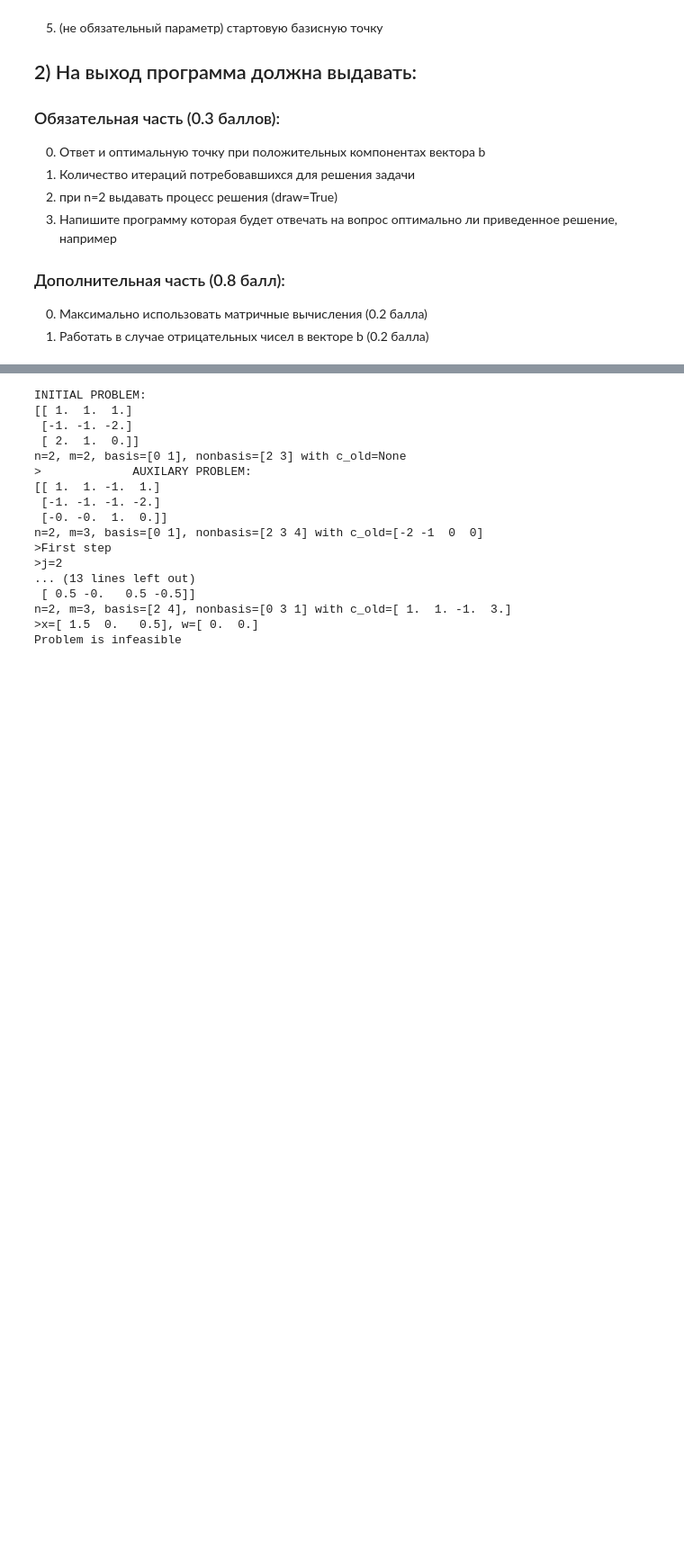
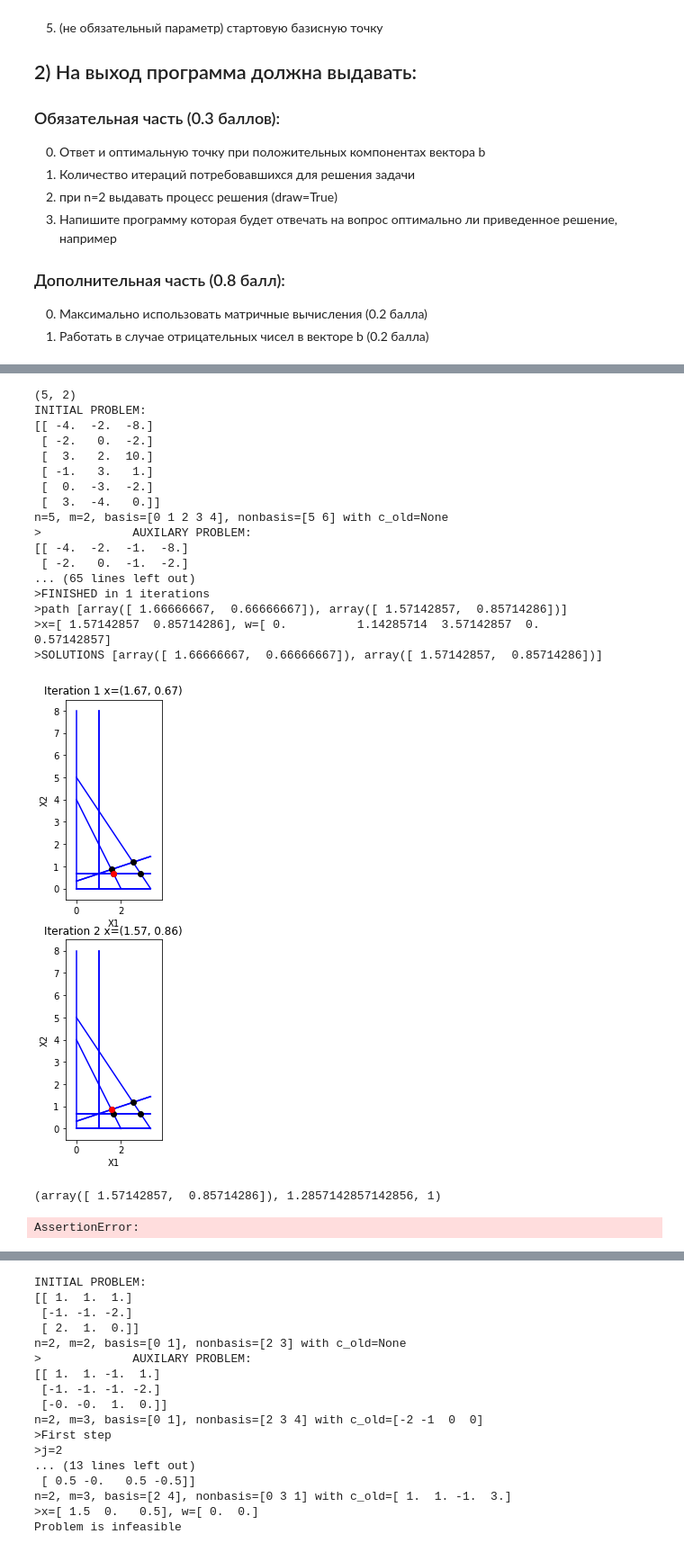
Before and after one commit to Wiki-fan/MIPT-all, a Jupyter notebook: задание.ipynb, the cells around one changed output, grey strips where cells are left out. Shown at 90% size. Drawn from its saved outputs; the diff is of its cells as text; code cells hidden in the pictures; blank space fills up the shorter version.

```diff
--- a/задание.ipynb
+++ b/задание.ipynb
@@ -542,3 +543,34 @@ AssertionError:
+# %%
+# Пример инициализации
+A = np.array([[-4,-2],[-2,0], [3,2],[-1,3], [0,-3]])
+print(A.shape)
+b = np.array([-8,-2,10,1,-2])
+c = np.array([-3,4])
+ans = solve_lin_prog(A, b, c, method=method, draw=True)
+print(ans)
+corr_ans = (np.array([ 1.57142857,  0.85714286]), -1.2857142857142856)
+assert((float_equal(ans[0], corr_ans[0])).all() and float_equal(ans[1], corr_ans[1]).all())
+# %% [output]
+(5, 2)
+INITIAL PROBLEM:
+[[ -4.  -2.  -8.]
+ [ -2.   0.  -2.]
+ [  3.   2.  10.]
+ [ -1.   3.   1.]
+ [  0.  -3.  -2.]
+ [  3.  -4.   0.]]
+n=5, m=2, basis=[0 1 2 3 4], nonbasis=[5 6] with c_old=None
+>             AUXILARY PROBLEM:
+[[ -4.  -2.  -1.  -8.]
+ [ -2.   0.  -1.  -2.]
+... (65 lines left out)
+>FINISHED in 1 iterations
+>path [array([ 1.66666667,  0.66666667]), array([ 1.57142857,  0.85714286])]
+>x=[ 1.57142857  0.85714286], w=[ 0.          1.14285714  3.57142857  0.          0.57142857]
+>SOLUTIONS [array([ 1.66666667,  0.66666667]), array([ 1.57142857,  0.85714286])]
+[figure, added]
+(array([ 1.57142857,  0.85714286]), 1.2857142857142856, 1)
+AssertionError:
 # %%
 # Пример неограниченной задачи
 A=np.array([[-1,-1],[-2, -1]])
```
Also changed, not shown: parts of 12 cells of this notebook.
